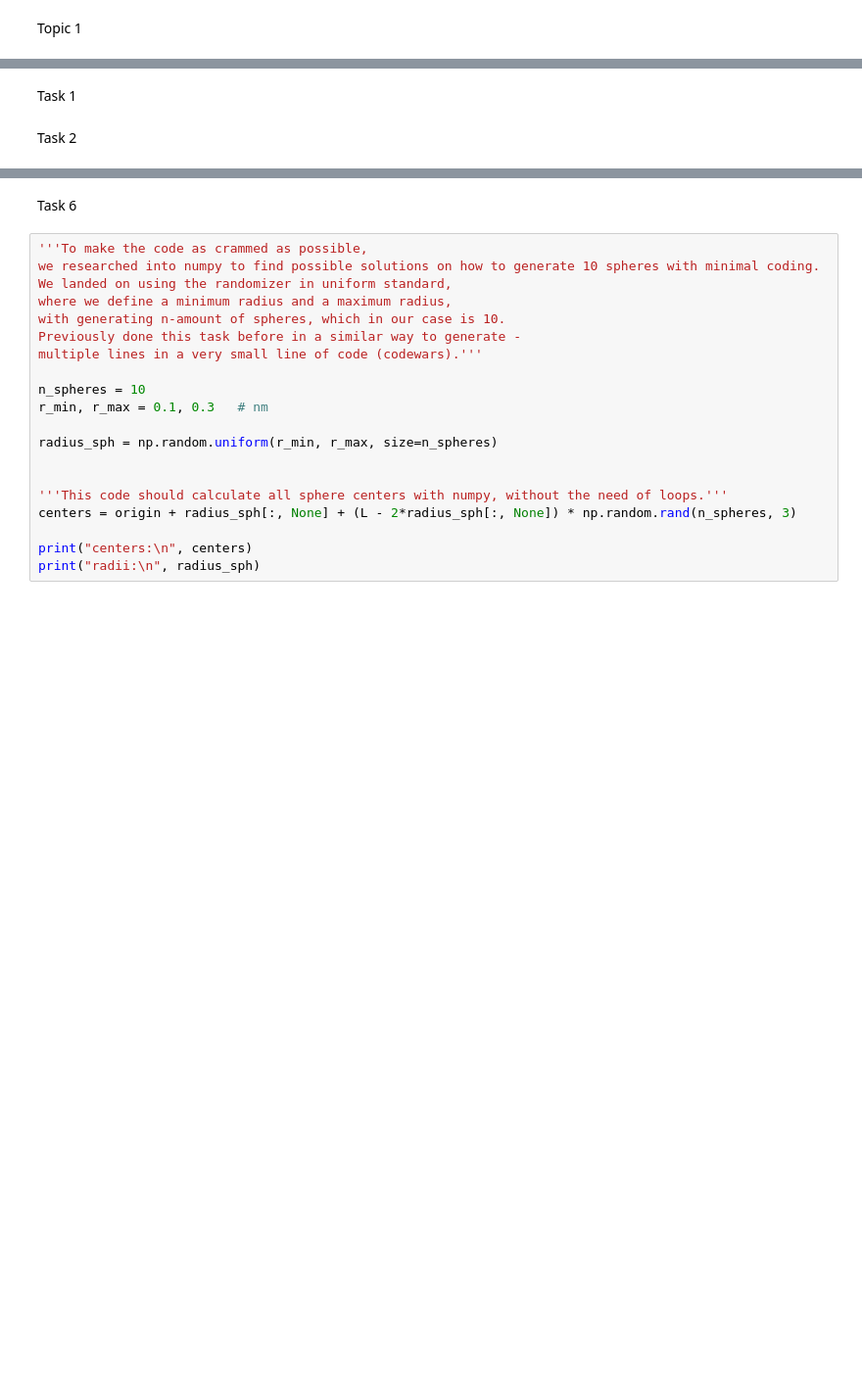
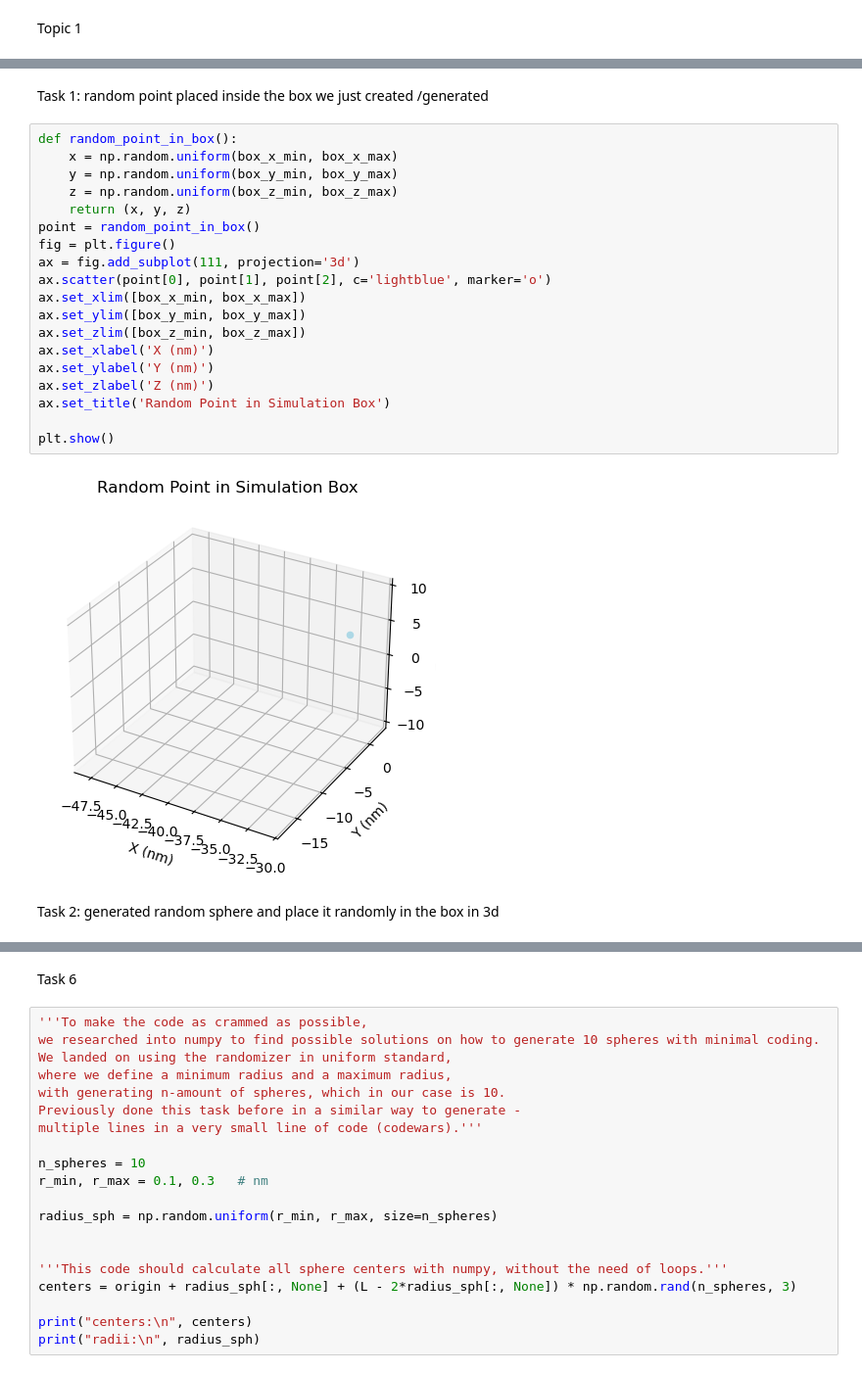
Before and after one commit to baraa-220/project3, a Jupyter notebook: project3.ipynb, the cells around one changed output, grey strips where cells are left out. Shown at 98% size. Saved outputs shown, nothing was run; the diff lists cells and outputs as text; blank space fills up the shorter version.

```diff
--- a/project3.ipynb
+++ b/project3.ipynb
@@ -58,4 +106,26 @@ Topic 1
 # %% [markdown]
-Task 1
+Task 1: random point placed inside the box we just created /generated
+# %%
+def random_point_in_box():
+    x = np.random.uniform(box_x_min, box_x_max)
+    y = np.random.uniform(box_y_min, box_y_max)
+    z = np.random.uniform(box_z_min, box_z_max)
+    return (x, y, z)
+point = random_point_in_box()
+fig = plt.figure()
+ax = fig.add_subplot(111, projection='3d')
+ax.scatter(point[0], point[1], point[2], c='lightblue', marker='o')
+ax.set_xlim([box_x_min, box_x_max])
+ax.set_ylim([box_y_min, box_y_max])
+ax.set_zlim([box_z_min, box_z_max])
+ax.set_xlabel('X (nm)')
+ax.set_ylabel('Y (nm)')
+ax.set_zlabel('Z (nm)')
+ax.set_title('Random Point in Simulation Box')
+
+plt.show()
+# %% [output]
+[figure, added]
 # %% [markdown]
-Task 2
+Task 2:
+generated random sphere and place it randomly in the box in 3d
```
Also changed, not shown: parts of 19 cells of this notebook.
